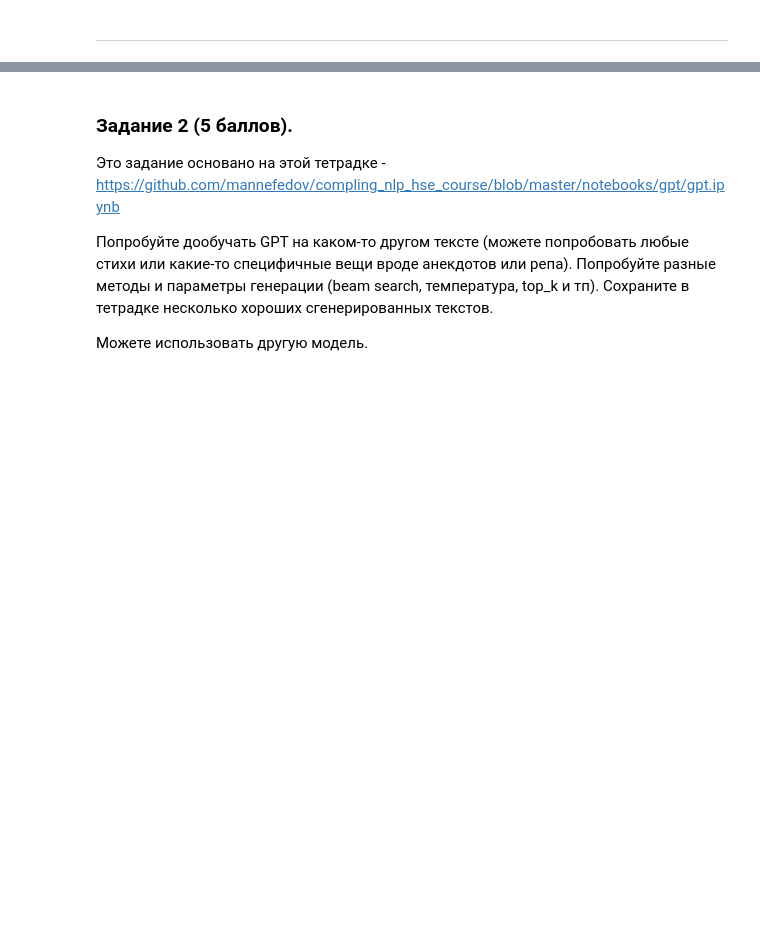
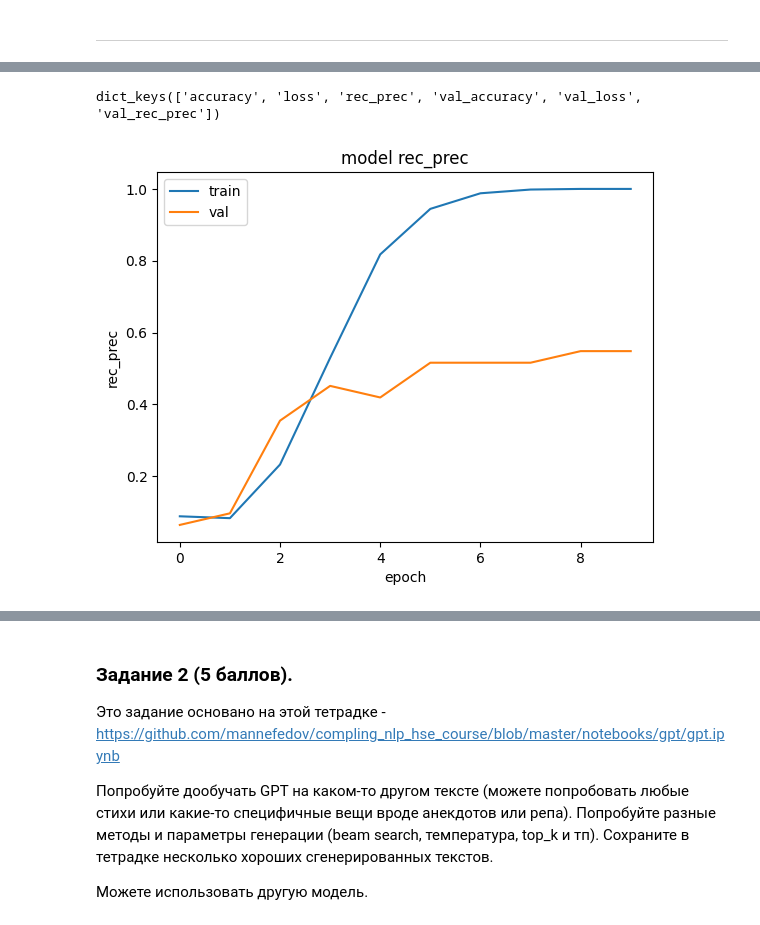
Before and after one commit to Novokshanov/compling_nlp, a Jupyter notebook: homework-gpt.ipynb, the cells around one changed output, grey strips where cells are left out. Drawn from its saved outputs; the diff is of its cells as text; code cells hidden in the pictures; blank space fills up the shorter version.

```diff
--- a/homework-gpt.ipynb
+++ b/homework-gpt.ipynb
@@ -557,0 +675,19 @@ print(classification_report(y_valid.argmax(1), pred, labels=list(range(len(label
+# %%
+model_bert = AutoModel.from_pretrained('bert-base-multilingual-uncased')
+# %%
+input_word_ids = keras.layers.Input(shape=(512,), dtype='int32',
+                                     name="input_ids")
+
+output = bert_wrapper(model_bert)(input_word_ids)
+# берем только самый первый вектор (CLS токен)
+drop = keras.layers.Dropout(0.1)(output[:, 0])
+dense = keras.layers.Dense(y.shape[1], activation='softmax')(drop)
+
+model_clf = keras.Model(inputs=input_word_ids, outputs=dense)
+
+
+model_clf.compile(keras.optimizers.Adam(learning_rate=2e-5,
+                                    ),
+                  loss='categorical_crossentropy',
+                  metrics=['accuracy',
+                           keras.metrics.RecallAtPrecision(0.80, name='rec_prec')])
@@ -557,0 +697,6 @@ print(classification_report(y_valid.argmax(1), pred, labels=list(range(len(label
+# %%
+# если есть ошибка с device meta то попробуйте запустить еще раз
+model_clf.fit(torch.LongTensor(X_train), torch.LongTensor(y_train),
+          validation_data=(torch.LongTensor(X_valid), torch.LongTensor(y_valid)),
+          batch_size=4,
+          epochs=10)
@@ -557,0 +725,12 @@ print(classification_report(y_valid.argmax(1), pred, labels=list(range(len(label
+# %%
+print(model_clf.history.history.keys())
+plt.plot(model_clf.history.history['accuracy'])
+plt.plot(model_clf.history.history['val_accuracy'])
+plt.title('model rec_prec')
+plt.ylabel('rec_prec')
+plt.xlabel('epoch')
+plt.legend(['train', 'val'], loc='upper left')
+plt.show()
+# %% [output]
+dict_keys(['accuracy', 'loss', 'rec_prec', 'val_accuracy', 'val_loss', 'val_rec_prec'])
+[figure, added]
```
Also changed, not shown: parts of 35 cells of this notebook.
